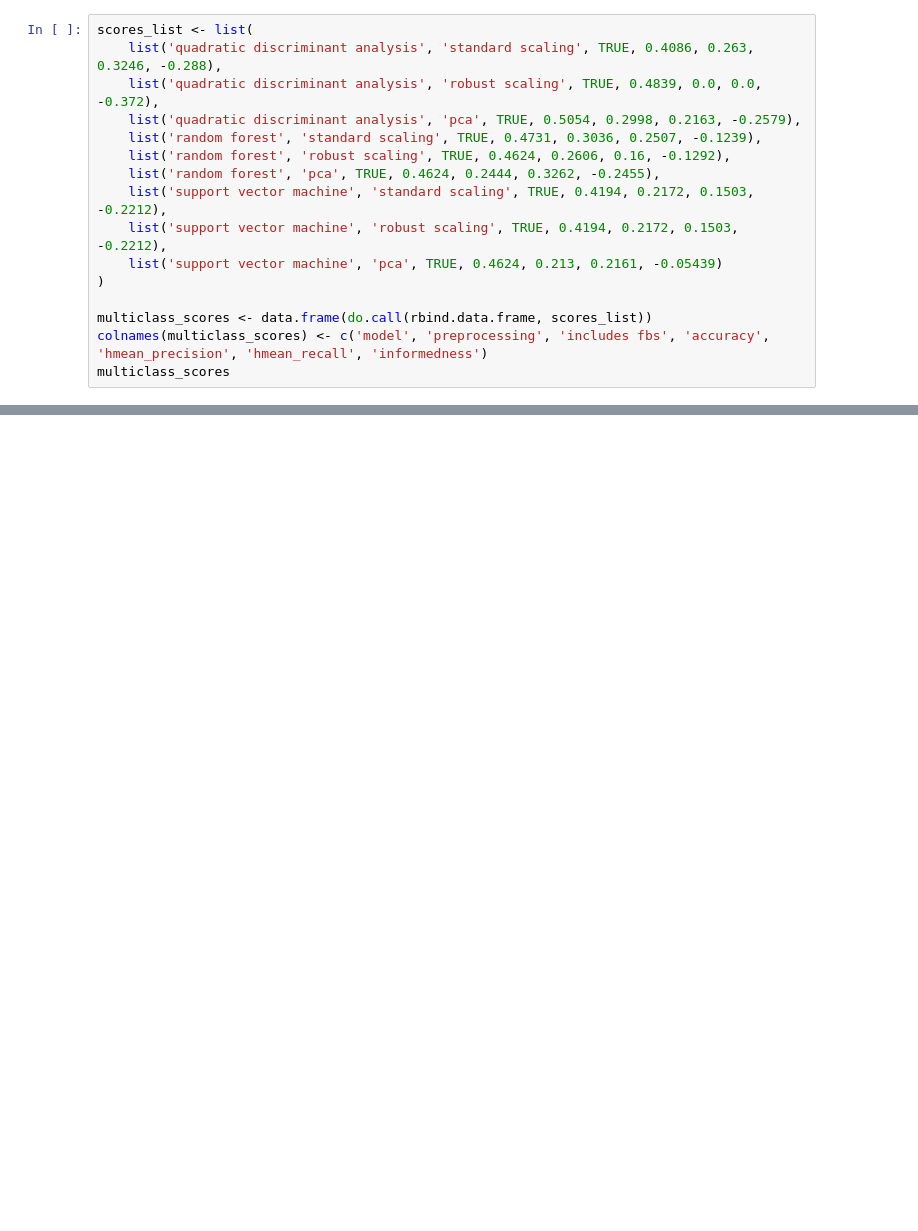
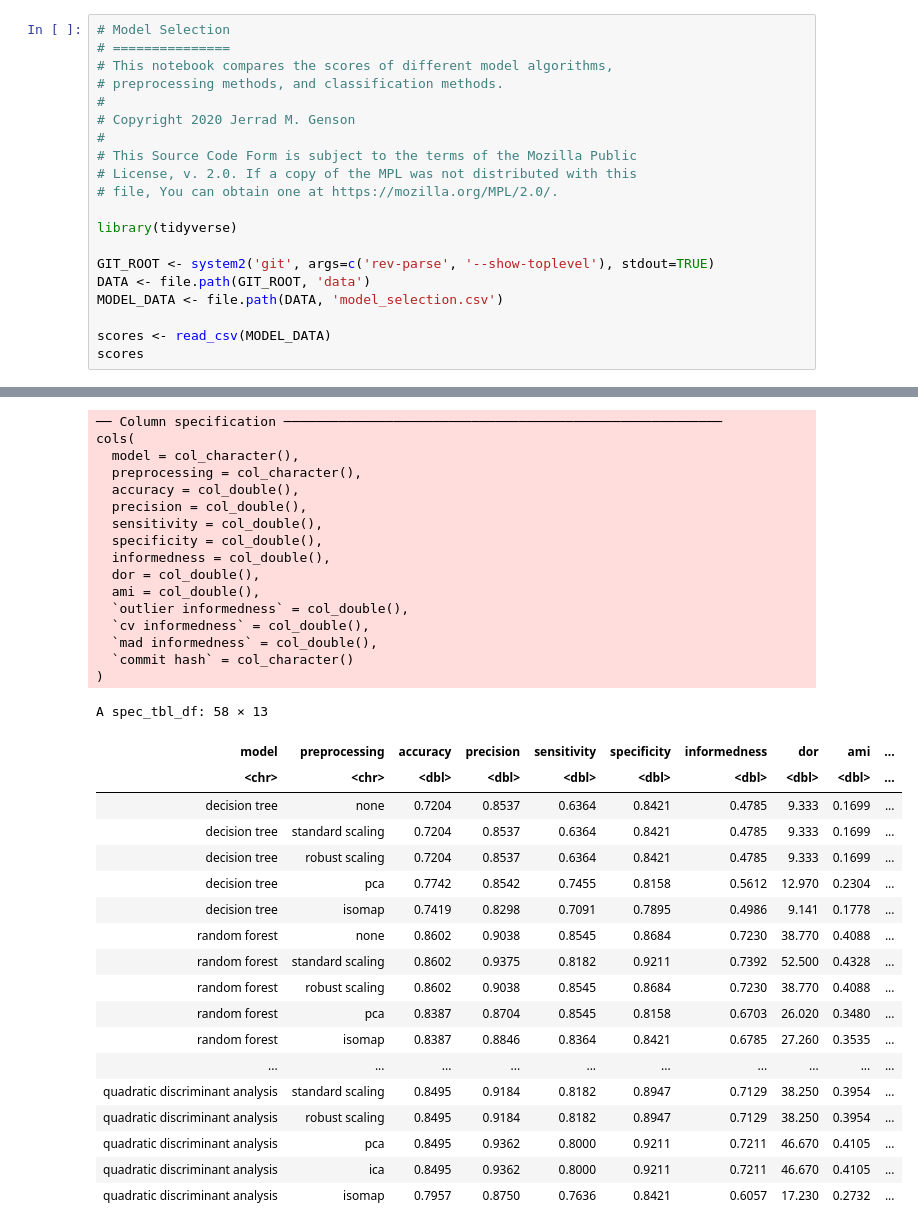
Before and after one commit to jerradmgenson/qdaim-proto, a Jupyter notebook: src/notebooks/Model Selection.ipynb, the cells around one changed output, grey strips where cells are left out. Drawn from its saved outputs; the diff is of its cells as text; blank space fills up the shorter version.

Commit message:
Add model_selection.csv and update Model Selection notebook

```diff
--- a/src/notebooks/Model Selection.ipynb
+++ b/src/notebooks/Model Selection.ipynb
@@ -62,16 +1,21 @@ ternary_scores
-# %%
-scores_list <- list(
-    list('quadratic discriminant analysis', 'standard scaling', TRUE, 0.4086, 0.263, 0.3246, -0.288),
-    list('quadratic discriminant analysis', 'robust scaling', TRUE, 0.4839, 0.0, 0.0, -0.372),
-    list('quadratic discriminant analysis', 'pca', TRUE, 0.5054, 0.2998, 0.2163, -0.2579),
-    list('random forest', 'standard scaling', TRUE, 0.4731, 0.3036, 0.2507, -0.1239),
-    list('random forest', 'robust scaling', TRUE, 0.4624, 0.2606, 0.16, -0.1292),
-    list('random forest', 'pca', TRUE, 0.4624, 0.2444, 0.3262, -0.2455),
-    list('support vector machine', 'standard scaling', TRUE, 0.4194, 0.2172, 0.1503, -0.2212),
-    list('support vector machine', 'robust scaling', TRUE, 0.4194, 0.2172, 0.1503, -0.2212),
-    list('support vector machine', 'pca', TRUE, 0.4624, 0.213, 0.2161, -0.05439)
-)
-
-multiclass_scores <- data.frame(do.call(rbind.data.frame, scores_list))
-colnames(multiclass_scores) <- c('model', 'preprocessing', 'includes fbs', 'accuracy', 'hmean_precision', 'hmean_recall', 'informedness')
-multiclass_scores
+# %%
+# Model Selection
+# ===============
+# This notebook compares the scores of different model algorithms,
+# preprocessing methods, and classification methods.
+#
+# Copyright 2020 Jerrad M. Genson
+#
+# This Source Code Form is subject to the terms of the Mozilla Public
+# License, v. 2.0. If a copy of the MPL was not distributed with this
+# file, You can obtain one at https://mozilla.org/MPL/2.0/.
+
+library(tidyverse)
+
+GIT_ROOT <- system2('git', args=c('rev-parse', '--show-toplevel'), stdout=TRUE)
+DATA <- file.path(GIT_ROOT, 'data')
+MODEL_DATA <- file.path(DATA, 'model_selection.csv')
+
+scores <- read_csv(MODEL_DATA)
+scores
+# %% [output]
@@ -77,0 +37,35 @@ multiclass_scores
+── Column specification ────────────────────────────────────────────────────────
+cols(
+  model = col_character(),
+  preprocessing = col_character(),
+  accuracy = col_double(),
+  precision = col_double(),
+  sensitivity = col_double(),
+  specificity = col_double(),
+  informedness = col_double(),
+  dor = col_double(),
+  ami = col_double(),
+  `outlier informedness` = col_double(),
+  `cv informedness` = col_double(),
+  `mad informedness` = col_double(),
+  `commit hash` = col_character()
+)
+A spec_tbl_df: 58 × 13
+| model | preprocessing | accuracy | precision | sensitivity | specificity | informedness | dor | ami | ... |
+| <chr> | <chr> | <dbl> | <dbl> | <dbl> | <dbl> | <dbl> | <dbl> | <dbl> | ... |
+| decision tree | none | 0.7204 | 0.8537 | 0.6364 | 0.8421 | 0.4785 | 9.333 | 0.1699 | ... |
+| decision tree | standard scaling | 0.7204 | 0.8537 | 0.6364 | 0.8421 | 0.4785 | 9.333 | 0.1699 | ... |
+| decision tree | robust scaling | 0.7204 | 0.8537 | 0.6364 | 0.8421 | 0.4785 | 9.333 | 0.1699 | ... |
+| decision tree | pca | 0.7742 | 0.8542 | 0.7455 | 0.8158 | 0.5612 | 12.970 | 0.2304 | ... |
+| decision tree | isomap | 0.7419 | 0.8298 | 0.7091 | 0.7895 | 0.4986 | 9.141 | 0.1778 | ... |
+| random forest | none | 0.8602 | 0.9038 | 0.8545 | 0.8684 | 0.7230 | 38.770 | 0.4088 | ... |
+| random forest | standard scaling | 0.8602 | 0.9375 | 0.8182 | 0.9211 | 0.7392 | 52.500 | 0.4328 | ... |
+| random forest | robust scaling | 0.8602 | 0.9038 | 0.8545 | 0.8684 | 0.7230 | 38.770 | 0.4088 | ... |
+| random forest | pca | 0.8387 | 0.8704 | 0.8545 | 0.8158 | 0.6703 | 26.020 | 0.3480 | ... |
+| random forest | isomap | 0.8387 | 0.8846 | 0.8364 | 0.8421 | 0.6785 | 27.260 | 0.3535 | ... |
+| ... | ... | ... | ... | ... | ... | ... | ... | ... | ... |
+| quadratic discriminant analysis | standard scaling | 0.8495 | 0.9184 | 0.8182 | 0.8947 | 0.7129 | 38.250 | 0.3954 | ... |
+| quadratic discriminant analysis | robust scaling | 0.8495 | 0.9184 | 0.8182 | 0.8947 | 0.7129 | 38.250 | 0.3954 | ... |
+| quadratic discriminant analysis | pca | 0.8495 | 0.9362 | 0.8000 | 0.9211 | 0.7211 | 46.670 | 0.4105 | ... |
+| quadratic discriminant analysis | ica | 0.8495 | 0.9362 | 0.8000 | 0.9211 | 0.7211 | 46.670 | 0.4105 | ... |
+| quadratic discriminant analysis | isomap | 0.7957 | 0.8750 | 0.7636 | 0.8421 | 0.6057 | 17.230 | 0.2732 | ... |
```
Also changed, not shown: parts of 3 cells of this notebook, 1 other file.
